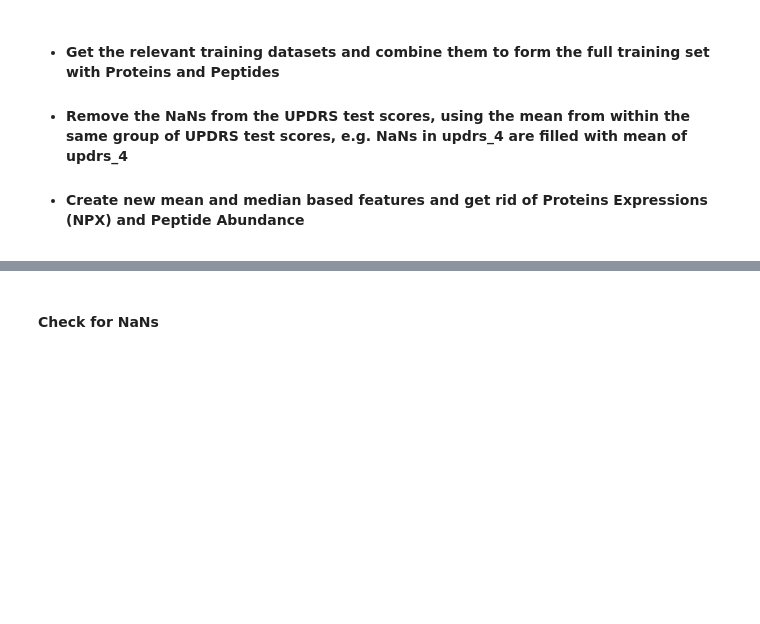
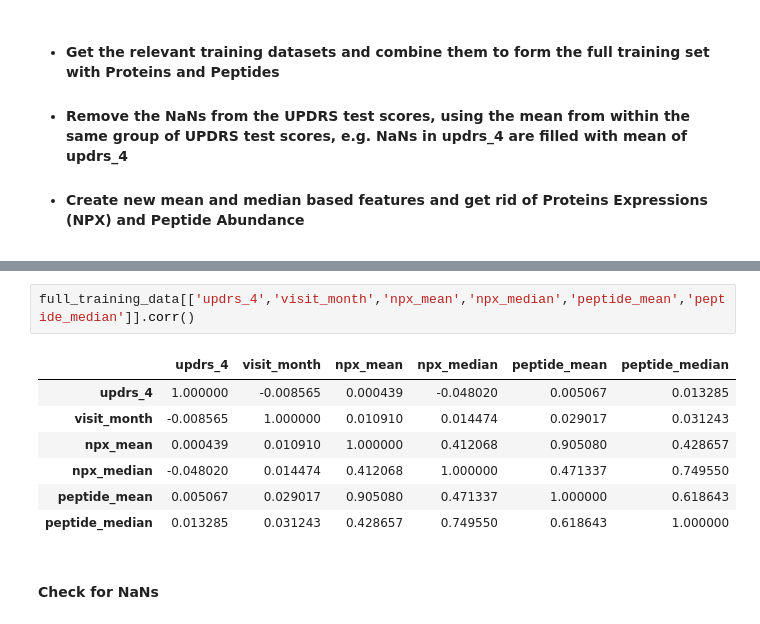
Before and after one commit to sumaniitm/AMP-parkinsons-disease-progression-prediction, a Jupyter notebook: amp-parkinson-s-disease-progression-prediction.ipynb, the cells around one changed output, grey strips where cells are left out. Cells and saved outputs as stored; diff of their text form; blank space fills up the shorter version.

```diff
--- a/amp-parkinson-s-disease-progression-prediction.ipynb
+++ b/amp-parkinson-s-disease-progression-prediction.ipynb
@@ -100,6 +171,16 @@ full_training_data.head(10)
 | 7 | 6191 | 4172_0 | 0 | 1.729472e+07 | 874171.0 | 620558.476752 | 68208.05 | 2.0 | 0.0 | ... |
 | 8 | 7115 | 5027_0 | 0 | 2.281632e+07 | 1134880.0 | 764893.568584 | 71828.35 | 1.0 | 0.0 | ... |
 | 9 | 8025 | 5178_0 | 0 | 1.815310e+07 | 998682.0 | 689200.799757 | 79225.50 | 9.0 | 1.0 | ... |
+# %%
+full_training_data[['updrs_4','visit_month','npx_mean','npx_median','peptide_mean','peptide_median']].corr()
+# %% [output]
+|  | updrs_4 | visit_month | npx_mean | npx_median | peptide_mean | peptide_median |
+| updrs_4 | 1.000000 | -0.008565 | 0.000439 | -0.048020 | 0.005067 | 0.013285 |
+| visit_month | -0.008565 | 1.000000 | 0.010910 | 0.014474 | 0.029017 | 0.031243 |
+| npx_mean | 0.000439 | 0.010910 | 1.000000 | 0.412068 | 0.905080 | 0.428657 |
+| npx_median | -0.048020 | 0.014474 | 0.412068 | 1.000000 | 0.471337 | 0.749550 |
+| peptide_mean | 0.005067 | 0.029017 | 0.905080 | 0.471337 | 1.000000 | 0.618643 |
+| peptide_median | 0.013285 | 0.031243 | 0.428657 | 0.749550 | 0.618643 | 1.000000 |
 # %% [markdown]
 #### Check for NaNs
 # %%
```
Also changed, not shown: parts of 20 cells of this notebook.
